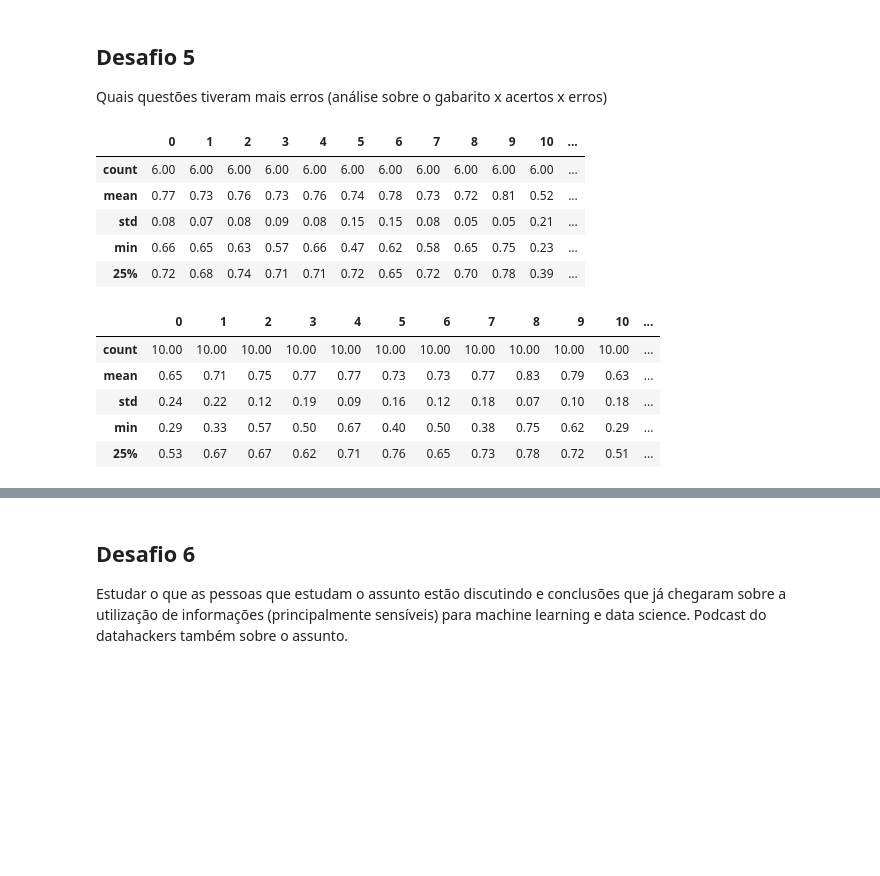
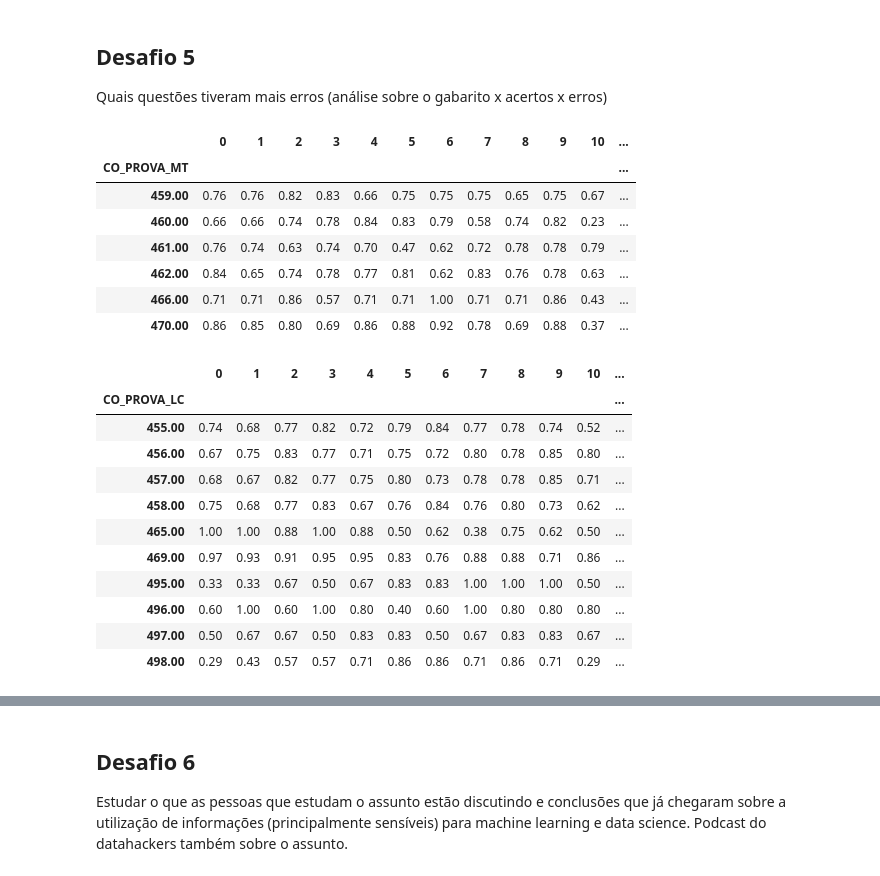
Before and after one commit to BiaChacon/data-science-starting, a Jupyter notebook: class04.ipynb, the cells around one changed output, grey strips where cells are left out. Drawn from its saved outputs; the diff is of its cells as text; code cells hidden in the pictures; blank space fills up the shorter version.

```diff
--- a/class04.ipynb
+++ b/class04.ipynb
@@ -94,25 +101,33 @@ def correcao(prova, gabarito, respostas):
 # %%
 matematica = dados[['TX_GABARITO_MT', 'CO_PROVA_MT', 'TX_RESPOSTAS_MT']].dropna()
 matematica, rn = correcao(matematica, 'TX_GABARITO_MT', 'TX_RESPOSTAS_MT')
-matematica.groupby("CO_PROVA_MT")[[*rn]].apply(lambda x: x[x == 0].count()/x.count()).describe().head()
+matematica.groupby("CO_PROVA_MT")[[*rn]].apply(lambda x: x[x == 0].count()/x.count())
 # %% [output]
 |  | 0 | 1 | 2 | 3 | 4 | 5 | 6 | 7 | 8 | 9 | 10 | ... |
-| count | 6.00 | 6.00 | 6.00 | 6.00 | 6.00 | 6.00 | 6.00 | 6.00 | 6.00 | 6.00 | 6.00 | ... |
-| mean | 0.77 | 0.73 | 0.76 | 0.73 | 0.76 | 0.74 | 0.78 | 0.73 | 0.72 | 0.81 | 0.52 | ... |
-| std | 0.08 | 0.07 | 0.08 | 0.09 | 0.08 | 0.15 | 0.15 | 0.08 | 0.05 | 0.05 | 0.21 | ... |
-| min | 0.66 | 0.65 | 0.63 | 0.57 | 0.66 | 0.47 | 0.62 | 0.58 | 0.65 | 0.75 | 0.23 | ... |
-| 25% | 0.72 | 0.68 | 0.74 | 0.71 | 0.71 | 0.72 | 0.65 | 0.72 | 0.70 | 0.78 | 0.39 | ... |
+| CO_PROVA_MT |  |  |  |  |  |  |  |  |  |  |  | ... |
+| 459.00 | 0.76 | 0.76 | 0.82 | 0.83 | 0.66 | 0.75 | 0.75 | 0.75 | 0.65 | 0.75 | 0.67 | ... |
+| 460.00 | 0.66 | 0.66 | 0.74 | 0.78 | 0.84 | 0.83 | 0.79 | 0.58 | 0.74 | 0.82 | 0.23 | ... |
+| 461.00 | 0.76 | 0.74 | 0.63 | 0.74 | 0.70 | 0.47 | 0.62 | 0.72 | 0.78 | 0.78 | 0.79 | ... |
+| 462.00 | 0.84 | 0.65 | 0.74 | 0.78 | 0.77 | 0.81 | 0.62 | 0.83 | 0.76 | 0.78 | 0.63 | ... |
+| 466.00 | 0.71 | 0.71 | 0.86 | 0.57 | 0.71 | 0.71 | 1.00 | 0.71 | 0.71 | 0.86 | 0.43 | ... |
+| 470.00 | 0.86 | 0.85 | 0.80 | 0.69 | 0.86 | 0.88 | 0.92 | 0.78 | 0.69 | 0.88 | 0.37 | ... |
 # %%
 linguagens = dados[['TX_GABARITO_LC', 'CO_PROVA_LC', 'TX_RESPOSTAS_LC']].dropna()
 linguagens, rn = correcao(linguagens, 'TX_GABARITO_LC', 'TX_RESPOSTAS_LC')
-linguagens.groupby("CO_PROVA_LC")[[*rn]].apply(lambda x: x[x == 0].count()/x.count()).describe().head()
+linguagens.groupby("CO_PROVA_LC")[[*rn]].apply(lambda x: x[x == 0].count()/x.count())
 # %% [output]
 |  | 0 | 1 | 2 | 3 | 4 | 5 | 6 | 7 | 8 | 9 | 10 | ... |
-| count | 10.00 | 10.00 | 10.00 | 10.00 | 10.00 | 10.00 | 10.00 | 10.00 | 10.00 | 10.00 | 10.00 | ... |
-| mean | 0.65 | 0.71 | 0.75 | 0.77 | 0.77 | 0.73 | 0.73 | 0.77 | 0.83 | 0.79 | 0.63 | ... |
-| std | 0.24 | 0.22 | 0.12 | 0.19 | 0.09 | 0.16 | 0.12 | 0.18 | 0.07 | 0.10 | 0.18 | ... |
-| min | 0.29 | 0.33 | 0.57 | 0.50 | 0.67 | 0.40 | 0.50 | 0.38 | 0.75 | 0.62 | 0.29 | ... |
-| 25% | 0.53 | 0.67 | 0.67 | 0.62 | 0.71 | 0.76 | 0.65 | 0.73 | 0.78 | 0.72 | 0.51 | ... |
+| CO_PROVA_LC |  |  |  |  |  |  |  |  |  |  |  | ... |
+| 455.00 | 0.74 | 0.68 | 0.77 | 0.82 | 0.72 | 0.79 | 0.84 | 0.77 | 0.78 | 0.74 | 0.52 | ... |
+| 456.00 | 0.67 | 0.75 | 0.83 | 0.77 | 0.71 | 0.75 | 0.72 | 0.80 | 0.78 | 0.85 | 0.80 | ... |
+| 457.00 | 0.68 | 0.67 | 0.82 | 0.77 | 0.75 | 0.80 | 0.73 | 0.78 | 0.78 | 0.85 | 0.71 | ... |
+| 458.00 | 0.75 | 0.68 | 0.77 | 0.83 | 0.67 | 0.76 | 0.84 | 0.76 | 0.80 | 0.73 | 0.62 | ... |
+| 465.00 | 1.00 | 1.00 | 0.88 | 1.00 | 0.88 | 0.50 | 0.62 | 0.38 | 0.75 | 0.62 | 0.50 | ... |
+| 469.00 | 0.97 | 0.93 | 0.91 | 0.95 | 0.95 | 0.83 | 0.76 | 0.88 | 0.88 | 0.71 | 0.86 | ... |
+| 495.00 | 0.33 | 0.33 | 0.67 | 0.50 | 0.67 | 0.83 | 0.83 | 1.00 | 1.00 | 1.00 | 0.50 | ... |
+| 496.00 | 0.60 | 1.00 | 0.60 | 1.00 | 0.80 | 0.40 | 0.60 | 1.00 | 0.80 | 0.80 | 0.80 | ... |
+| 497.00 | 0.50 | 0.67 | 0.67 | 0.50 | 0.83 | 0.83 | 0.50 | 0.67 | 0.83 | 0.83 | 0.67 | ... |
+| 498.00 | 0.29 | 0.43 | 0.57 | 0.57 | 0.71 | 0.86 | 0.86 | 0.71 | 0.86 | 0.71 | 0.29 | ... |
 # %%
 humanas = dados[['TX_GABARITO_CH', 'CO_PROVA_CH', 'TX_RESPOSTAS_CH']].dropna()
 humanas, rn = correcao(humanas, 'TX_GABARITO_CH', 'TX_RESPOSTAS_CH')
```
Also changed, not shown: parts of 9 cells of this notebook, 1 other file.
